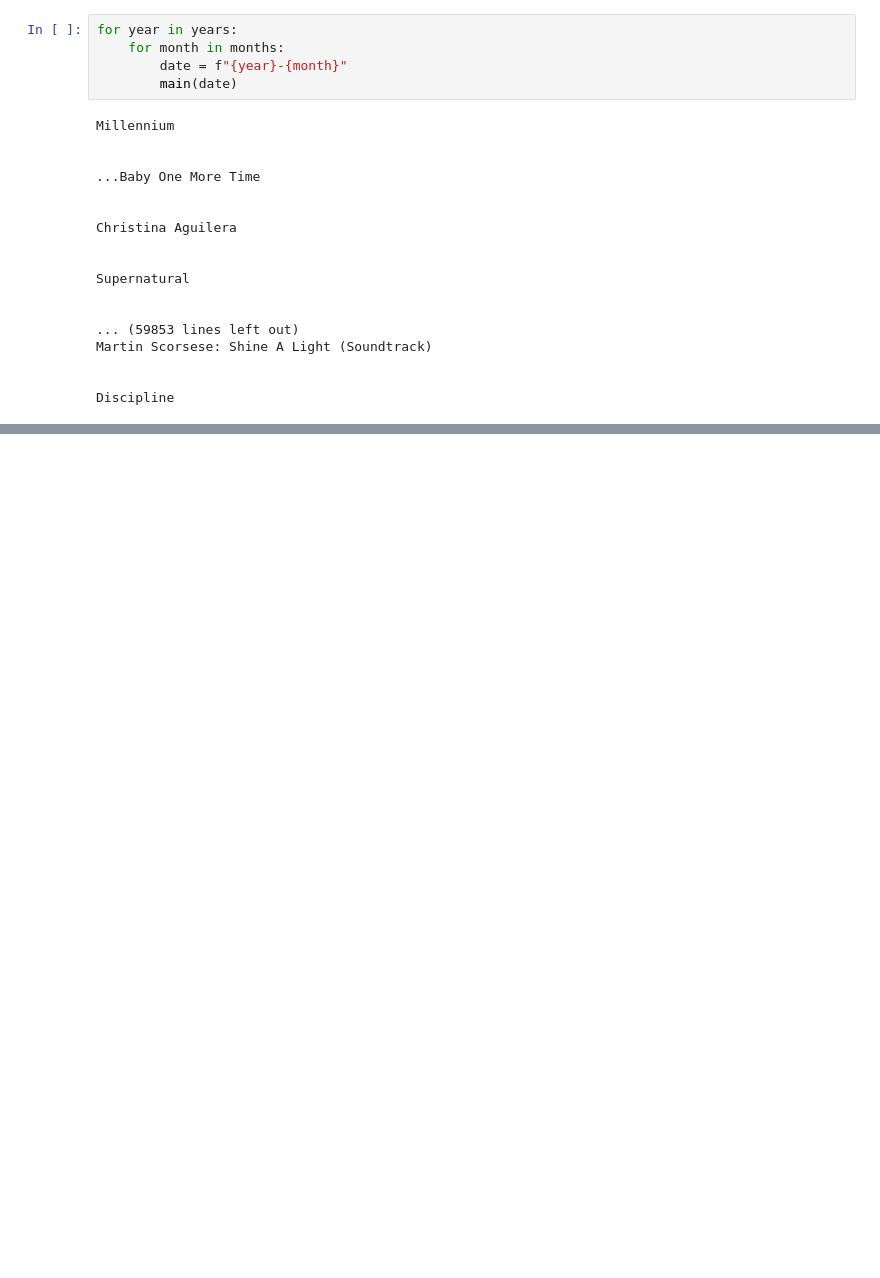
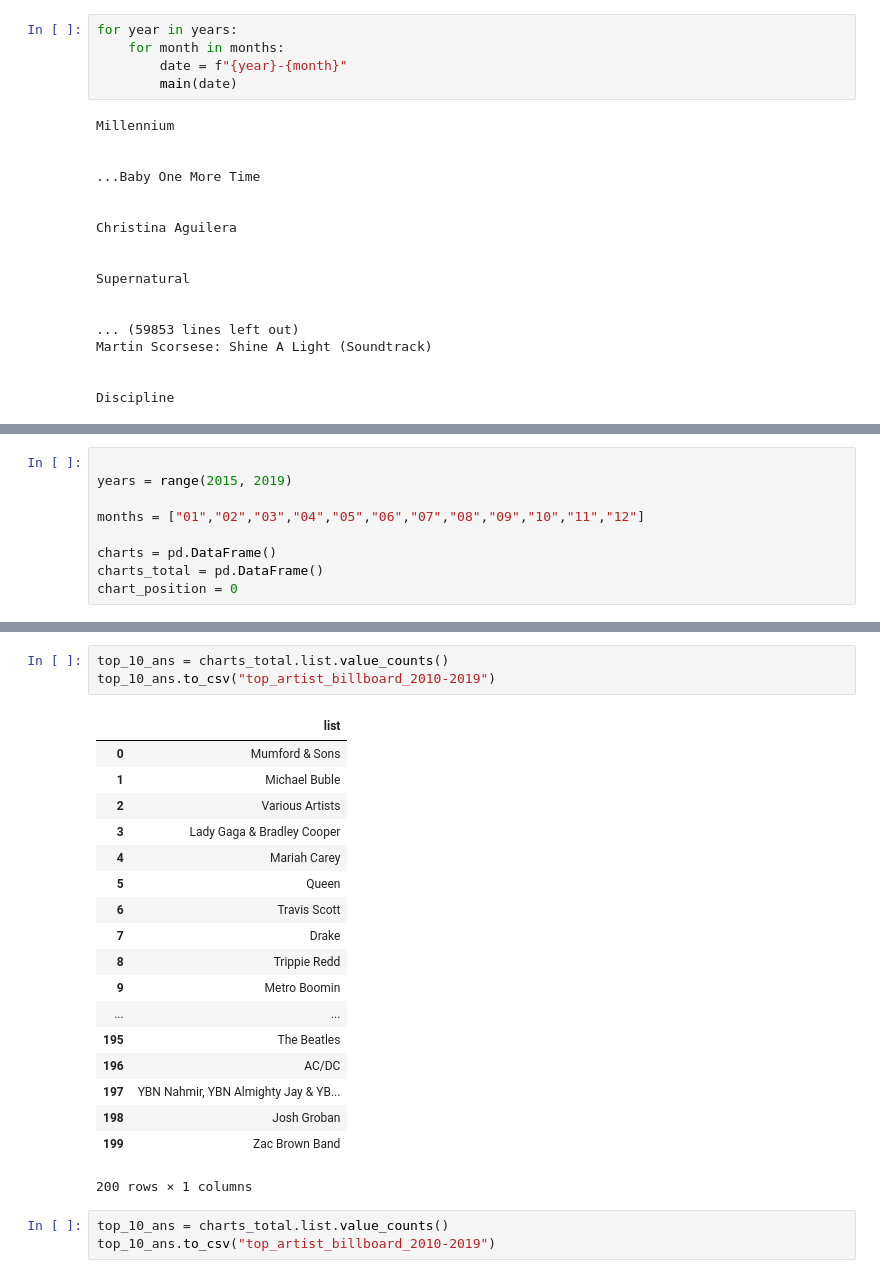
Before and after one commit to AdrienLy/Hackathon-T5, a Jupyter notebook: Scrapping_billboard_200_Adrien.ipynb, the cells around one changed output, grey strips where cells are left out. Saved outputs shown, nothing was run; the diff lists cells and outputs as text; blank space fills up the shorter version.

Commit message:
Mfor year in years:     for month in months:         date = f"{year}-{month}"erge branch 'master' of github.com:AdrienLy/Hackathon-T5

```diff
--- a/Scrapping_billboard_200_Adrien.ipynb
+++ b/Scrapping_billboard_200_Adrien.ipynb
@@ -123,0 +174,9 @@ Discipline
+# %%
+
+years = range(2015, 2019)
+
+months = ["01","02","03","04","05","06","07","08","09","10","11","12"]
+
+charts = pd.DataFrame()
+charts_total = pd.DataFrame()
+chart_position = 0
@@ -214,0 +255,25 @@ def main2 (date):
+# %%
+top_10_ans = charts_total.list.value_counts()
+top_10_ans.to_csv("top_artist_billboard_2010-2019")
+# %% [output]
+|  | list |
+| 0 | Mumford & Sons |
+| 1 | Michael Buble |
+| 2 | Various Artists |
+| 3 | Lady Gaga & Bradley Cooper |
+| 4 | Mariah Carey |
+| 5 | Queen |
+| 6 | Travis Scott |
+| 7 | Drake |
+| 8 | Trippie Redd |
+| 9 | Metro Boomin |
+| ... | ... |
+| 195 | The Beatles |
+| 196 | AC/DC |
+| 197 | YBN Nahmir, YBN Almighty Jay & YB... |
+| 198 | Josh Groban |
+| 199 | Zac Brown Band |
+200 rows × 1 columns
+# %%
+top_10_ans = charts_total.list.value_counts()
+top_10_ans.to_csv("top_artist_billboard_2010-2019")
```
Also changed, not shown: parts of 4 cells of this notebook, 1 other file.
